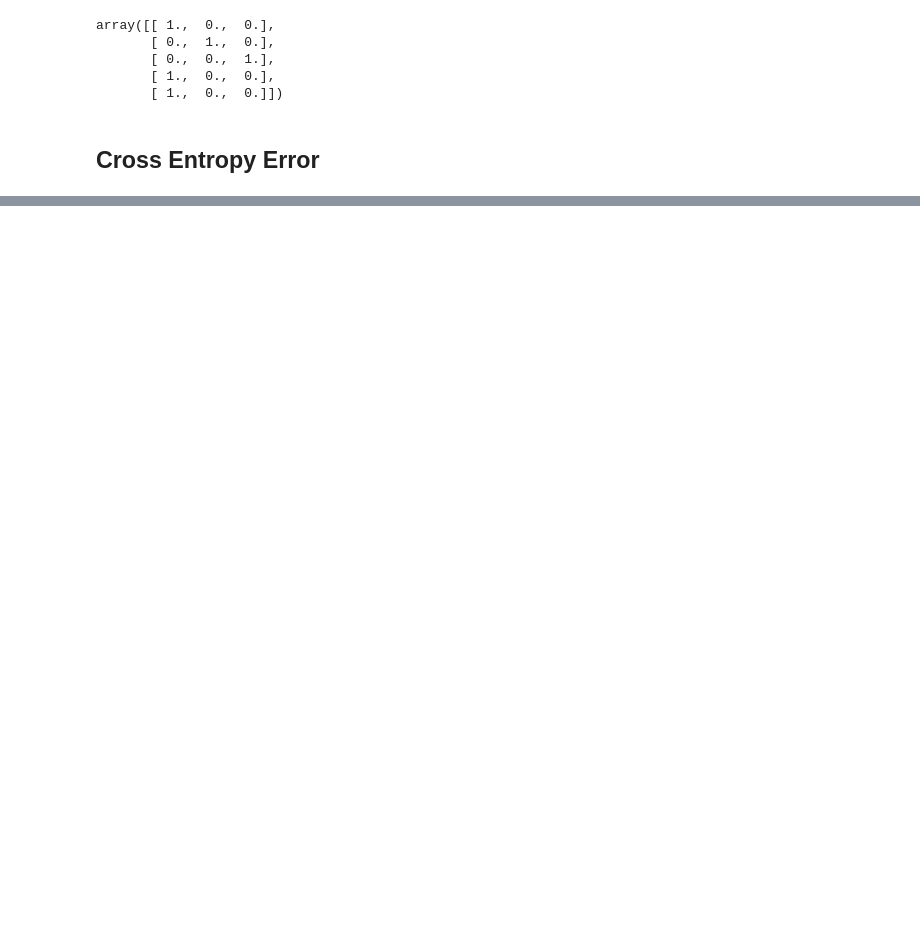
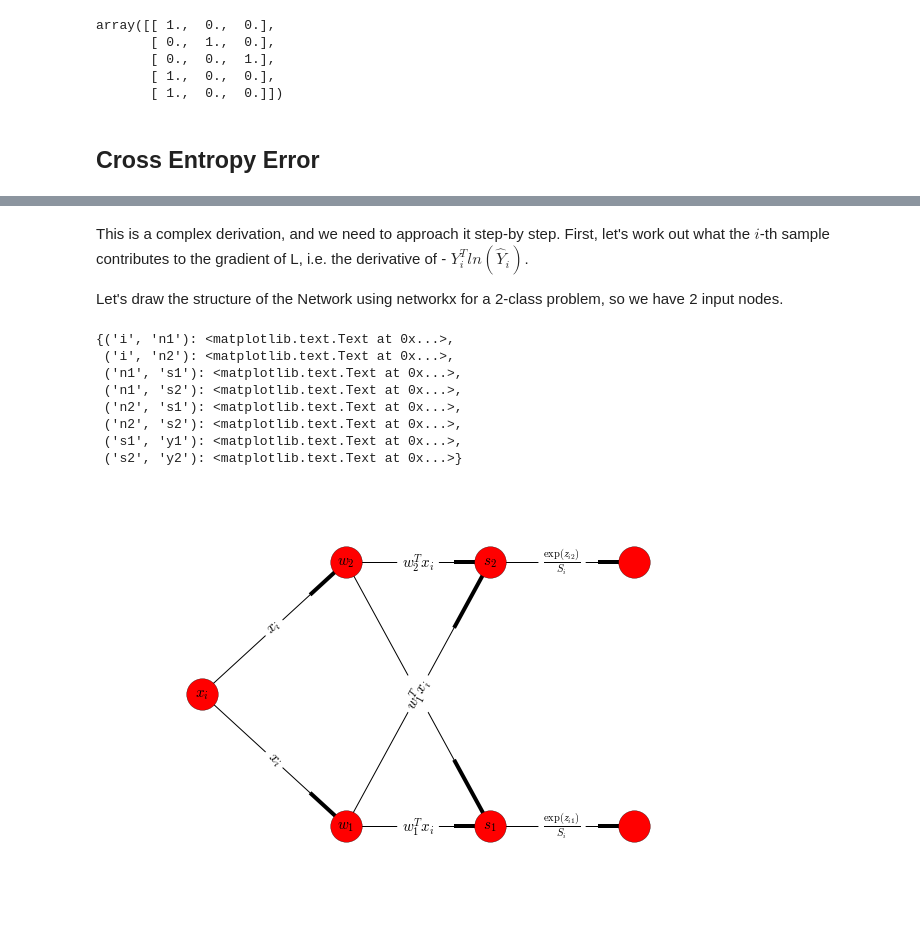
Before and after one commit to dkailthya/ml, a Jupyter notebook: Flavours_of_Gradient_Descent.ipynb, the cells around one changed output, grey strips where cells are left out. Saved outputs shown, nothing was run; the diff lists cells and outputs as text; code cells hidden in the pictures; blank space fills up the shorter version.

```diff
--- a/Flavours_of_Gradient_Descent.ipynb
+++ b/Flavours_of_Gradient_Descent.ipynb
@@ -313,0 +365,56 @@ After Iteration [500]: weights diff:
+# %% [markdown]
+This is a complex derivation, and we need to approach it step-by step. First, let's work out what the $i$-th sample contributes to the gradient of L, i.e. the derivative of - $Y_i^Tln(\hat Y_i)$.
+
+Let's draw the structure of the Network using networkx for a 2-class problem, so we have 2 input nodes.
+# %%
+import networkx as nx
+from matplotlib import pylab
+
+G = nx.DiGraph()
+G.add_edges_from(
+    [('i', 'n1'),
+     ('i', 'n2'),
+     ('n1', 's1'),
+     ('n2', 's1'),
+     ('n1', 's2'),
+     ('n2', 's2'),
+     ('s1', 'y1'),
+     ('s2', 'y2'),
+    ])
+
+pos = {'i': (1, 1),
+       'n1': (2, 0), 'n2': (2, 2),
+       's1': (3, 0), 's2': (3, 2),
+       'y1': (4, 0), 'y2': (4, 2),
+      }
+
+labels = {'i': r'$x_i$',
+         'n1': r'$w_1$', 'n2': r'$w_2$',
+         's1': r'$s_1$', # r'$\frac {\exp(z_{i1})} {S_i}$',
+         's2': r'$s_2$', # r'$\frac {\exp(z_{i2})} {S_i}$'
+         }
+
+edge_labels = {('i', 'n1'): r'$x_i$',
+               ('i', 'n2'): r'$x_i$',
+               ('n1', 's1'): r'$w_1^Tx_i$',
+               ('n1', 's2'): r'$w_1^Tx_i$',
+               ('n2', 's1'): r'$w_2^Tx_i$',
+               ('n2', 's2'): r'$w_2^Tx_i$',
+               ('n2', 's1'): r'$w_2^Tx_i$',
+               ('s1', 'y1'): r'$\frac {\exp(z_{i1})} {S_i}$',
+               ('s2', 'y2'): r'$\frac {\exp(z_{i2})} {S_i}$',
+              }
+nx.draw(G, pos=pos, node_size=1000)
+nx.draw_networkx_labels(G,pos,labels, font_size=15, color='white')
+nx.draw_networkx_edge_labels(G, pos=pos,
+    edge_labels=edge_labels, font_size=15)
+# %% [output]
+{('i', 'n1'): <matplotlib.text.Text at 0x...>,
+ ('i', 'n2'): <matplotlib.text.Text at 0x...>,
+ ('n1', 's1'): <matplotlib.text.Text at 0x...>,
+ ('n1', 's2'): <matplotlib.text.Text at 0x...>,
+ ('n2', 's1'): <matplotlib.text.Text at 0x...>,
+ ('n2', 's2'): <matplotlib.text.Text at 0x...>,
+ ('s1', 'y1'): <matplotlib.text.Text at 0x...>,
+ ('s2', 'y2'): <matplotlib.text.Text at 0x...>}
+[figure, added]
```
Also changed, not shown: parts of 16 cells of this notebook.
